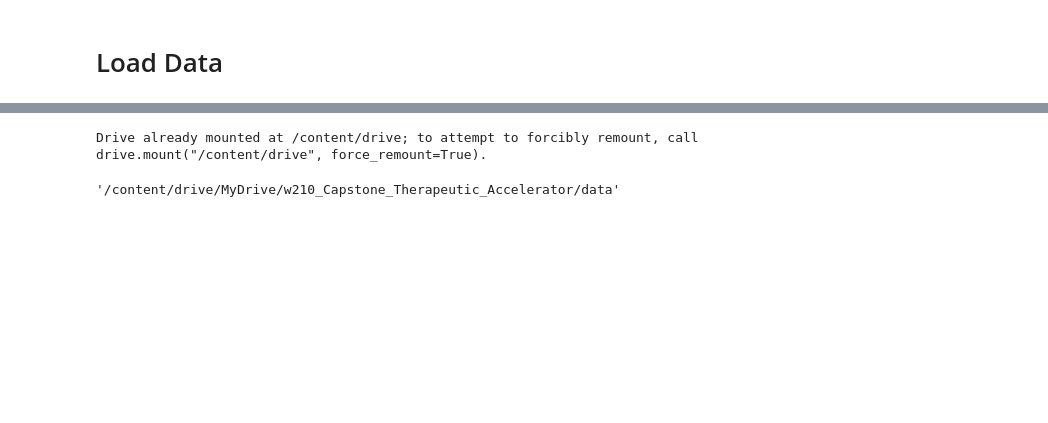
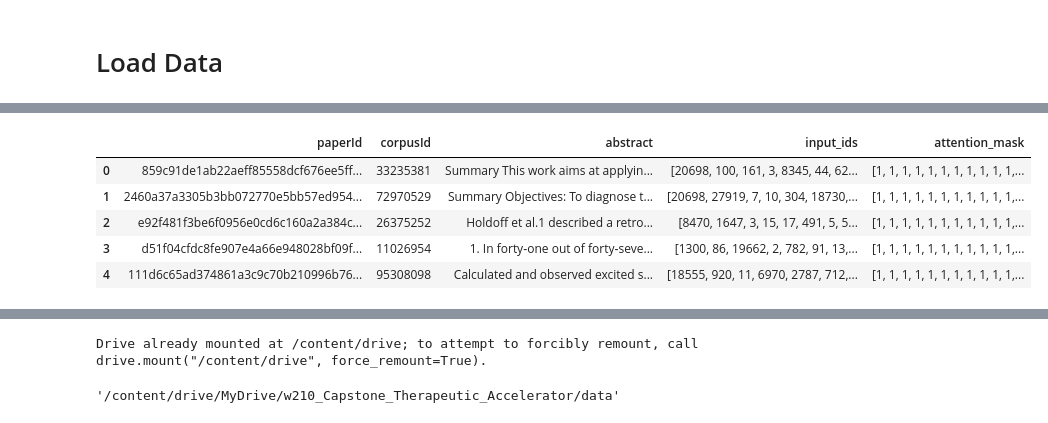
Before and after one commit to leen01/therapeutic-accelerator, a Jupyter notebook: Base_Models/LangChainModel.ipynb, the cells around one changed output, grey strips where cells are left out. Drawn from its saved outputs; the diff is of its cells as text; code cells hidden in the pictures; blank space fills up the shorter version.

```diff
--- a/Base_Models/LangChainModel.ipynb
+++ b/Base_Models/LangChainModel.ipynb
@@ -103,0 +119,23 @@ full_text.head()
+# %%
+### Retreive Abstract Text from Table
+from sqlalchemy import text
+
+table_name = 'abstracts_encodings'
+
+sql = text(f'''
+    SELECT * FROM {table_name} as ae
+     Limit 10;
+''')
+
+with engine.connect() as conn:
+    query = conn.execute(sql)
+
+abstracts = pd.DataFrame(query.fetchall())
+abstracts.head()
+# %% [output]
+|  | paperId | corpusId | abstract | input_ids | attention_mask |
+| 0 | 859c91de1ab22aeff85558dcf676ee5ff... | 33235381 | Summary This work aims at applyin... | [20698, 100, 161, 3, 8345, 44, 62... | [1, 1, 1, 1, 1, 1, 1, 1, 1, 1, 1,... |
+| 1 | 2460a37a3305b3bb072770e5bb57ed954... | 72970529 | Summary Objectives: To diagnose t... | [20698, 27919, 7, 10, 304, 18730,... | [1, 1, 1, 1, 1, 1, 1, 1, 1, 1, 1,... |
+| 2 | e92f481f3be6f0956e0cd6c160a2a384c... | 26375252 | Holdoff et al.1 described a retro... | [8470, 1647, 3, 15, 17, 491, 5, 5... | [1, 1, 1, 1, 1, 1, 1, 1, 1, 1, 1,... |
+| 3 | d51f04cfdc8fe907e4a66e948028bf09f... | 11026954 | 1. In forty‐one out of forty‐seve... | [1300, 86, 19662, 2, 782, 91, 13,... | [1, 1, 1, 1, 1, 1, 1, 1, 1, 1, 1,... |
+| 4 | 111d6c65ad374861a3c9c70b210996b76... | 95308098 | Calculated and observed excited s... | [18555, 920, 11, 6970, 2787, 712,... | [1, 1, 1, 1, 1, 1, 1, 1, 1, 1, 1,... |
```
Also changed, not shown: parts of 23 cells of this notebook, 8 other files.
